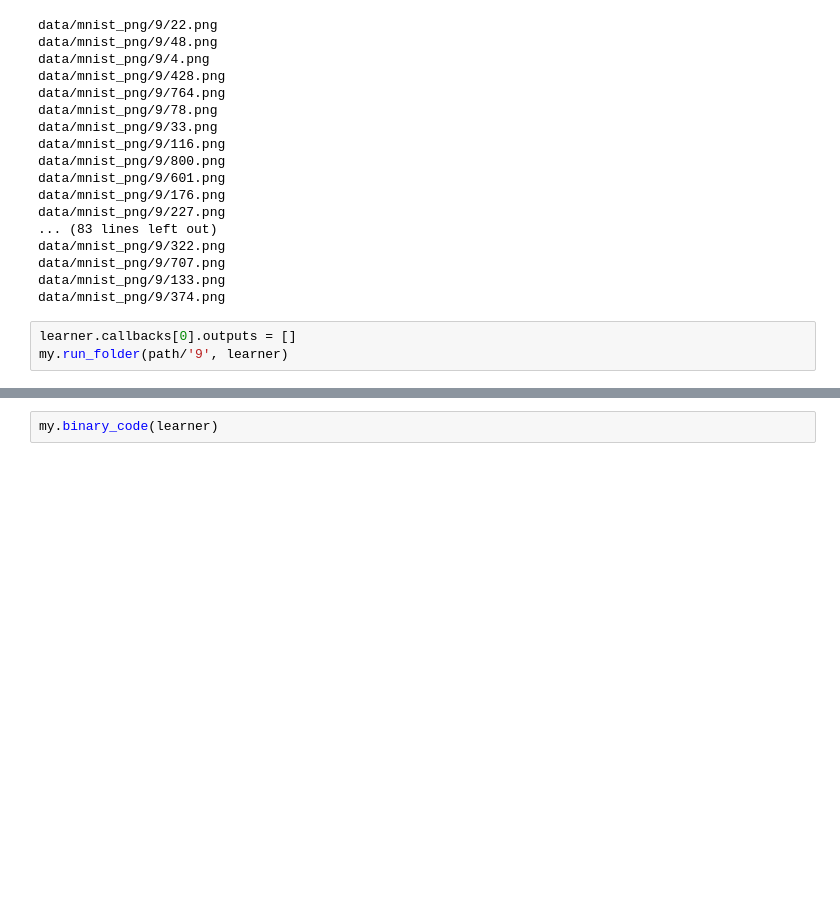
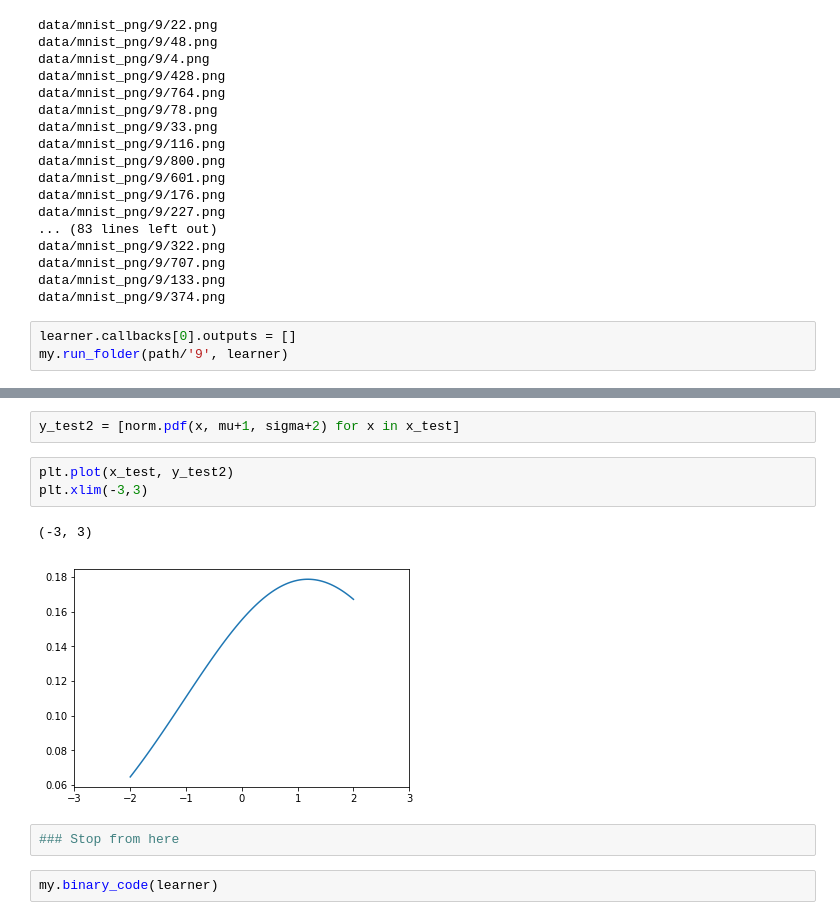
Before and after one commit to Jawae/deephash_pytorch, a Jupyter notebook: mnist _ deep hash _cpu.ipynb, the cells around one changed output, grey strips where cells are left out. Cells and saved outputs as stored; diff of their text form; blank space fills up the shorter version.

```diff
--- a/mnist _ deep hash _cpu.ipynb
+++ b/mnist _ deep hash _cpu.ipynb
@@ -118,3 +416,13 @@ learner.callbacks[0].outputs
+# %%
+y_test2 = [norm.pdf(x, mu+1, sigma+2) for x in x_test]
+# %%
+plt.plot(x_test, y_test2)
+plt.xlim(-3,3)
+# %% [output]
+(-3, 3)
+[figure, added]
+# %%
+### Stop from here
 # %%
 my.binary_code(learner)
 # %%
```
Also changed, not shown: parts of 50 cells of this notebook.
